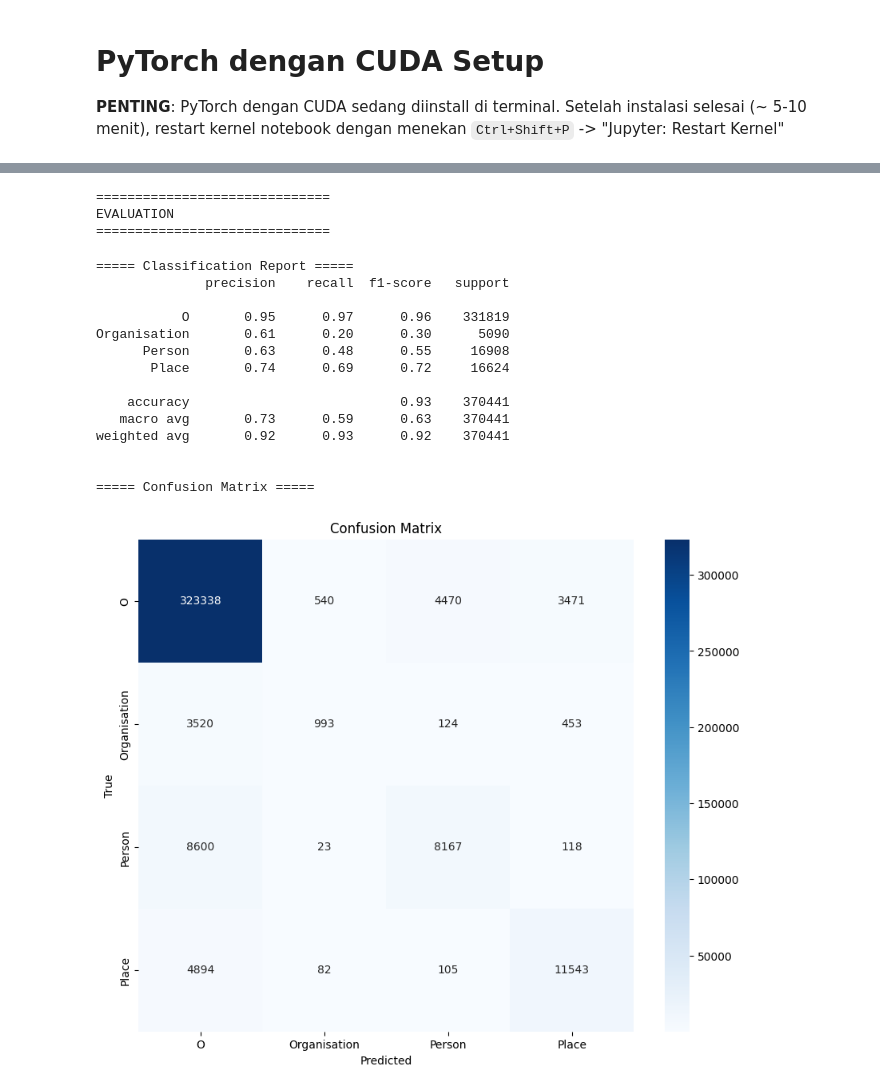
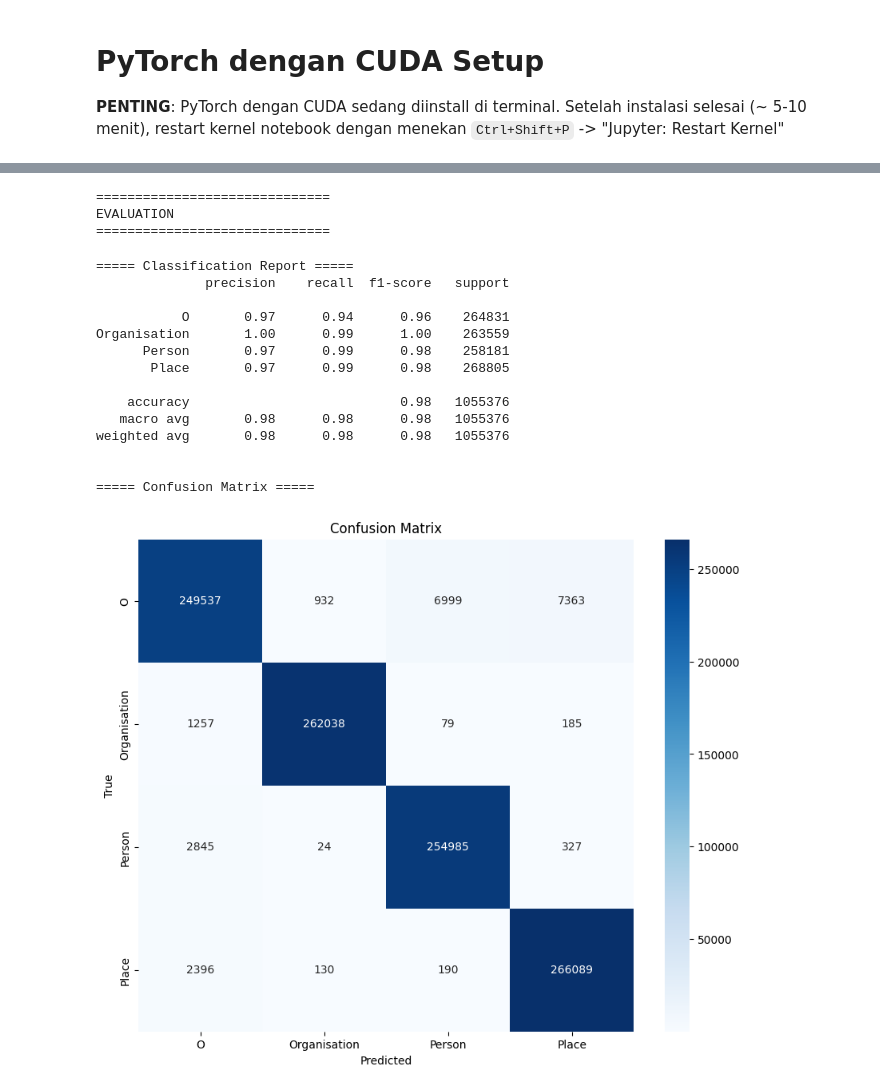
Before and after one commit to rayhanfatihg/Named-Entity-Recognition-nlp, a Jupyter notebook: IndoBert.ipynb, the cells around one changed output, grey strips where cells are left out. Drawn from its saved outputs; the diff is of its cells as text; code cells hidden in the pictures.

Commit message:
unfreeze 2 layer

```diff
--- a/IndoBert.ipynb
+++ b/IndoBert.ipynb
@@ -68,5 +68,9 @@ print("=" * 70)
 **PENTING**: PyTorch dengan CUDA sedang diinstall di terminal.
 Setelah instalasi selesai (~ 5-10 menit), restart kernel notebook dengan menekan `Ctrl+Shift+P` -> "Jupyter: Restart Kernel"
 # %%
-df = pd.read_csv("data/SINGGALANG_oversampled.tsv", sep="\t", names=["word", "label"], keep_default_na=False)
+df = pd.read_csv("data/SINGGALANG_oversampled.tsv", sep="\t",
+    header=None,
+    skiprows=[0],        # membuang baris pertama ("0 1")
+    names=["token", "label"],
+    dtype=str)
 # %%
@@ -140,7 +119,8 @@ class NERDataset(TorchDataset):
         return len(self.sentences)
 
     def __getitem__(self, idx):
-        words = self.sentences[idx]
+        # Ensure all tokens are strings
+        words = [str(w) for w in self.sentences[idx]]
         labels = self.tags[idx]
 
         encoding = tokenizer(words,
@@ -164,10 +144,14 @@ class NERDataset(TorchDataset):
         return encoding
 # %%
 #Data loader
-split = int(0.8 * len(sentences))
+from sklearn.model_selection import train_test_split
 
-train_dataset = NERDataset(sentences[:split], clean_labels[:split])
-val_dataset   = NERDataset(sentences[split:], clean_labels[split:])
+train_sentences, val_sentences, train_labels, val_labels = train_test_split(
+    sentences, sentence_labels, test_size=0.2, random_state=42, shuffle=True
+)
+
+train_dataset = NERDataset(train_sentences, train_labels)
+val_dataset   = NERDataset(val_sentences, val_labels)
 
 train_loader = DataLoader(train_dataset, batch_size=16, shuffle=True)
 val_loader   = DataLoader(val_dataset, batch_size=16)
@@ -190,24 +174,30 @@ print("=" * 60)
 
 model = AutoModelForTokenClassification.from_pretrained(
     "indobenchmark/indobert-base-p1",
-    num_labels=len(unique_tags)
+    num_labels=len(unique_tags),
+    hidden_dropout_prob=0.3,
+    attention_probs_dropout_prob=0.3
 ).to(device)
 
-# Freeze semua parameter bert, hanya unfreeze classifier
+# Freeze semua parameter bert
 for param in model.bert.parameters():
     param.requires_grad = False
 
-# Classifier tetap trainable
+# Unfreeze classifier
 for param in model.classifier.parameters():
     param.requires_grad = True
 
+# Unfreeze 2 layer terakhir dari BERT encoder
+for layer in model.bert.encoder.layer[-2:]:
+    for param in layer.parameters():
+        param.requires_grad = True
 # Hitung jumlah trainable parameters
 trainable_params = sum(p.numel() for p in model.parameters() if p.requires_grad)
 total_params = sum(p.numel() for p in model.parameters())
 print(f"Trainable params: {trainable_params:,} / Total params: {total_params:,}")
 print(f"Trainable: {100 * trainable_params / total_params:.2f}%")
 
-optimizer = AdamW(filter(lambda p: p.requires_grad, model.parameters()), lr=3e-5)
+optimizer = AdamW(filter(lambda p: p.requires_grad, model.parameters()), lr=5e-4, weight_decay=0.1)
 # %% [output]
 ============================================================
 DEVICE INFORMATION
@@ -407,6 +386,10 @@ def evaluate(model, loader):
     print("\n" + "=" * 30)
     print("EVALUATION")
     print("=" * 30)
+
+    tag2id = label_to_id
+    unique_tags = label_list
+    id2tag = id_to_label
 
     model.eval()
     true_tags = []
@@ -429,38 +412,38 @@ def evaluate(model, loader):
                         true_tags.append(id2tag[int(labels[i][j])])
                         pred_tags.append(id2tag[int(predictions[i][j])])
 
     print("\n===== Classification Report =====")
     print(classification_report(true_tags, pred_tags, labels=unique_tags))
 
     print("\n===== Confusion Matrix =====")
     cm = confusion_matrix(true_tags, pred_tags, labels=unique_tags)
 
     # Plot Confusion Matrix
     plt.figure(figsize=(10, 8))
     sns.heatmap(cm, annot=True, fmt='d', cmap='Blues',
                 xticklabels=unique_tags, yticklabels=unique_tags)
     plt.xlabel('Predicted')
     plt.ylabel('True')
     plt.title('Confusion Matrix')
     plt.show()
 
 evaluate(model, val_loader)
 # %% [output]
 ==============================
 EVALUATION
 ==============================
 ===== Classification Report =====
               precision    recall  f1-score   support
 
-           O       0.95      0.97      0.96    331819
-Organisation       0.61      0.20      0.30      5090
-      Person       0.63      0.48      0.55     16908
-       Place       0.74      0.69      0.72     16624
+           O       0.97      0.94      0.96    264831
+Organisation       1.00      0.99      1.00    263559
+      Person       0.97      0.99      0.98    258181
+       Place       0.97      0.99      0.98    268805
 
-    accuracy                           0.93    370441
-   macro avg       0.73      0.59      0.63    370441
-weighted avg       0.92      0.93      0.92    370441
+    accuracy                           0.98   1055376
+   macro avg       0.98      0.98      0.98   1055376
+weighted avg       0.98      0.98      0.98   1055376
 
 
 ===== Confusion Matrix =====
-[figure, old version]
+[figure, new version]
```
Also changed, not shown: parts of 4 cells of this notebook.
